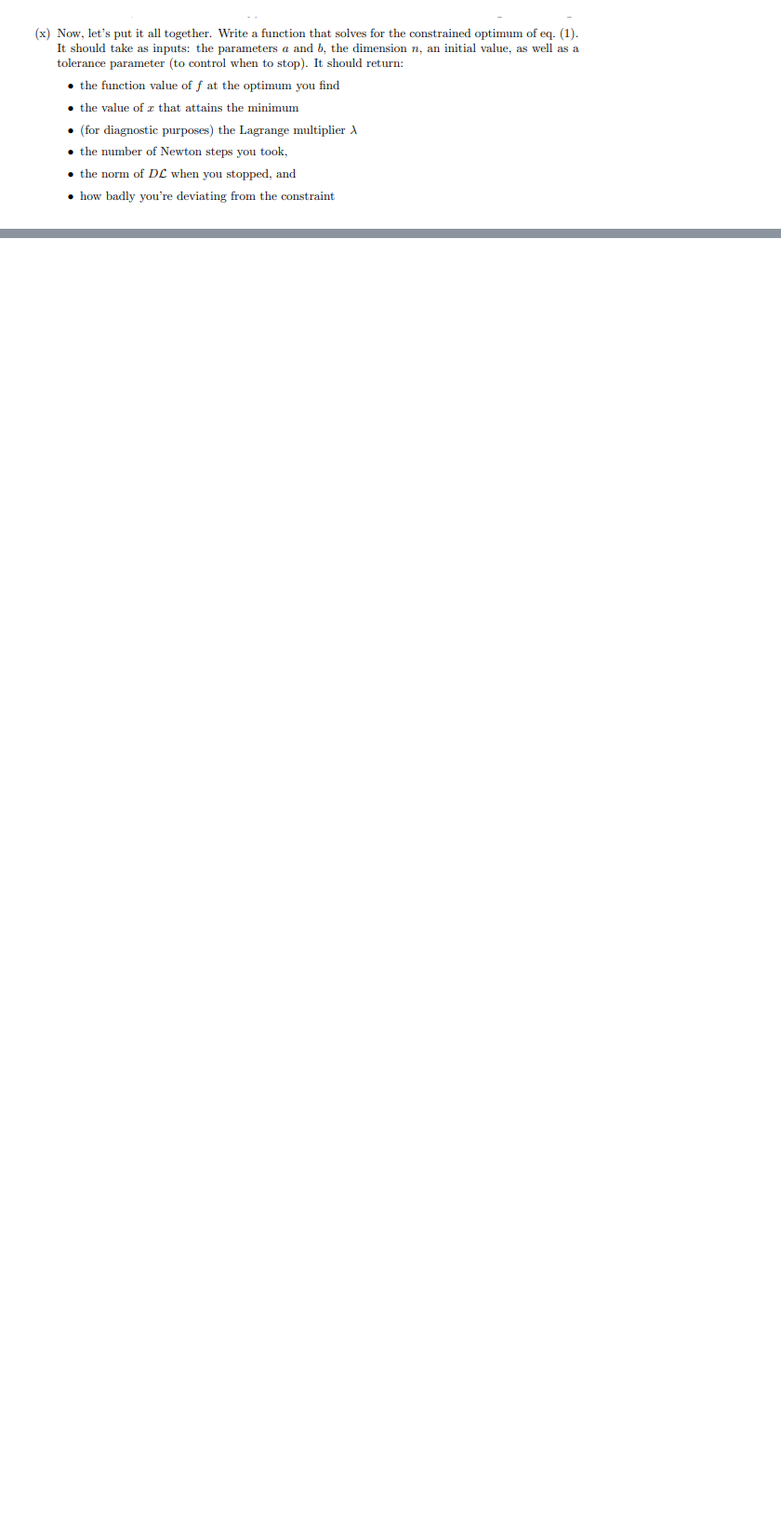
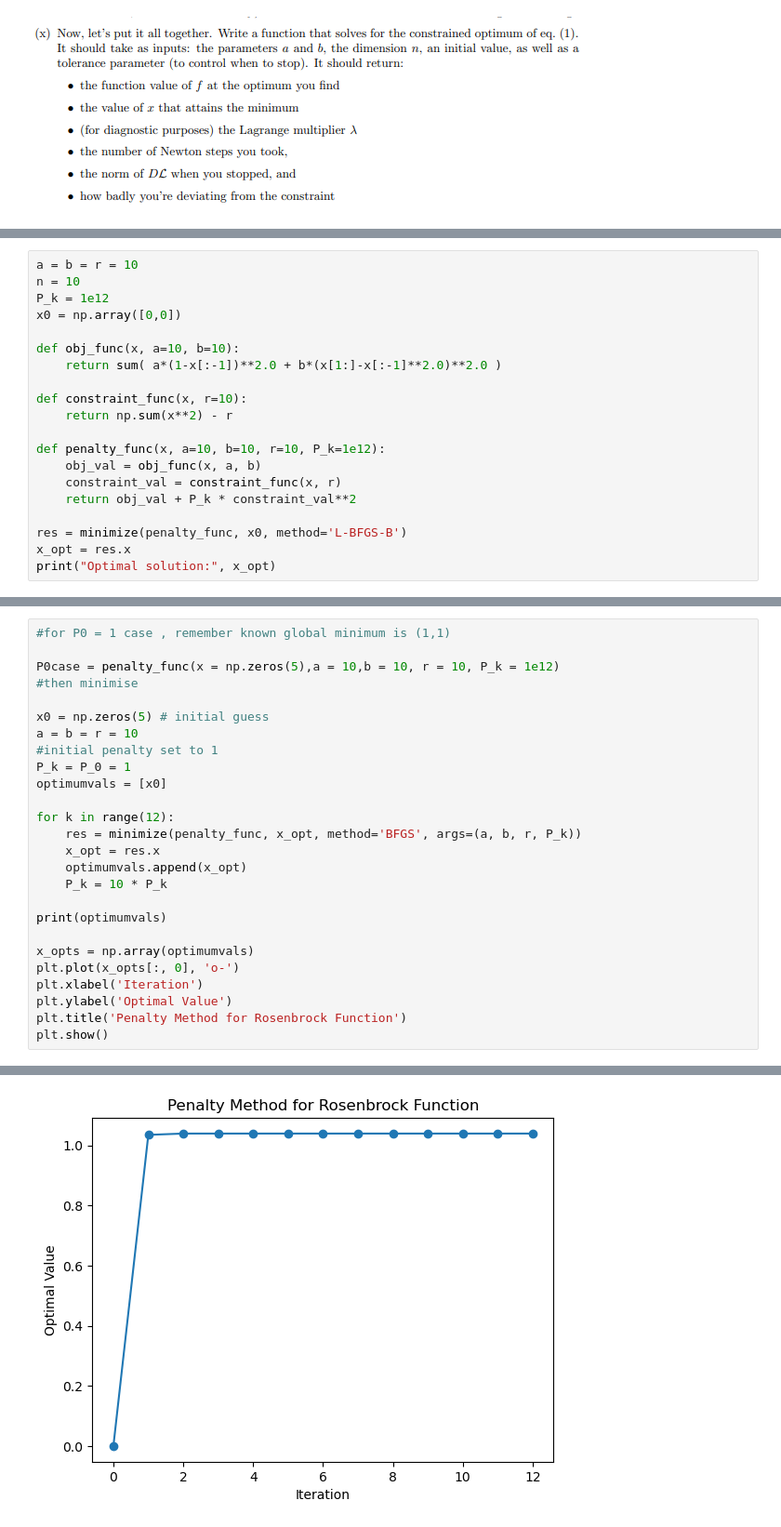
Before and after one commit to ArifShahrin/PS5, a Jupyter notebook: Untitled-2.ipynb, the cells around one changed output, grey strips where cells are left out. Shown at 93% size. Saved outputs shown, nothing was run; the diff lists cells and outputs as text; blank space fills up the shorter version.

```diff
--- a/Untitled-2.ipynb
+++ b/Untitled-2.ipynb
@@ -341,0 +419,20 @@ end
+# %%
+a = b = r = 10
+n = 10
+P_k = 1e12
+x0 = np.array([0,0])
+
+def obj_func(x, a=10, b=10):
+    return sum( a*(1-x[:-1])**2.0 + b*(x[1:]-x[:-1]**2.0)**2.0 )
+
+def constraint_func(x, r=10):
+    return np.sum(x**2) - r
+
+def penalty_func(x, a=10, b=10, r=10, P_k=1e12):
+    obj_val = obj_func(x, a, b)
+    constraint_val = constraint_func(x, r)
+    return obj_val + P_k * constraint_val**2
+
+res = minimize(penalty_func, x0, method='L-BFGS-B')
+x_opt = res.x
+print("Optimal solution:", x_opt)
@@ -341,0 +443,27 @@ end
+# %%
+#for P0 = 1 case , remember known global minimum is (1,1)
+
+P0case = penalty_func(x = np.zeros(5),a = 10,b = 10, r = 10, P_k = 1e12)
+#then minimise
+
+x0 = np.zeros(5) # initial guess
+a = b = r = 10
+#initial penalty set to 1
+P_k = P_0 = 1
+optimumvals = [x0]
+
+for k in range(12):
+    res = minimize(penalty_func, x_opt, method='BFGS', args=(a, b, r, P_k))
+    x_opt = res.x
+    optimumvals.append(x_opt)
+    P_k = 10 * P_k
+
+print(optimumvals)
+
+x_opts = np.array(optimumvals)
+plt.plot(x_opts[:, 0], 'o-')
+plt.xlabel('Iteration')
+plt.ylabel('Optimal Value')
+plt.title('Penalty Method for Rosenbrock Function')
+plt.show()
+# %% [output]
@@ -341,0 +471 @@ end
+[figure, added]
```
Also changed, not shown: parts of 23 cells of this notebook.
